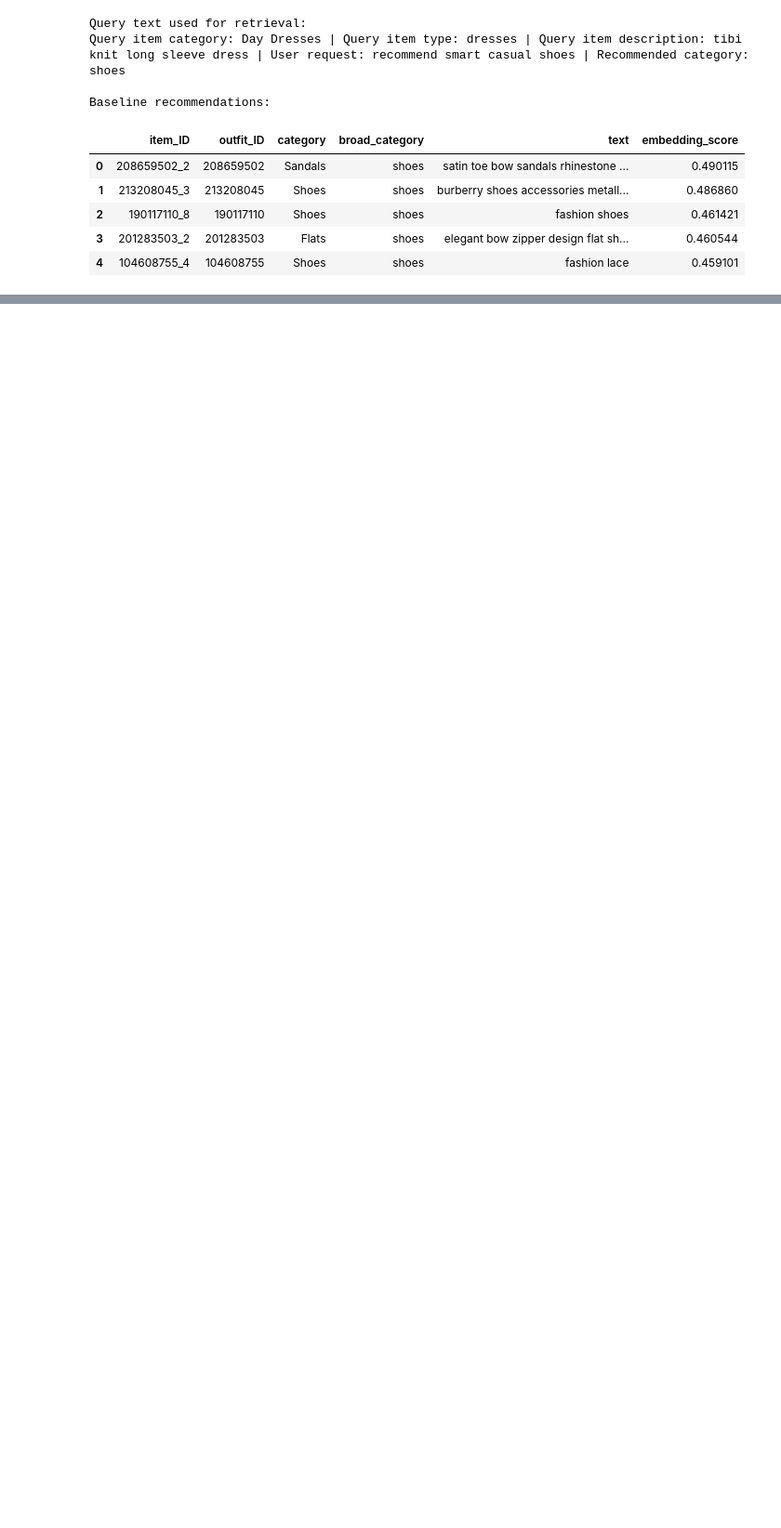
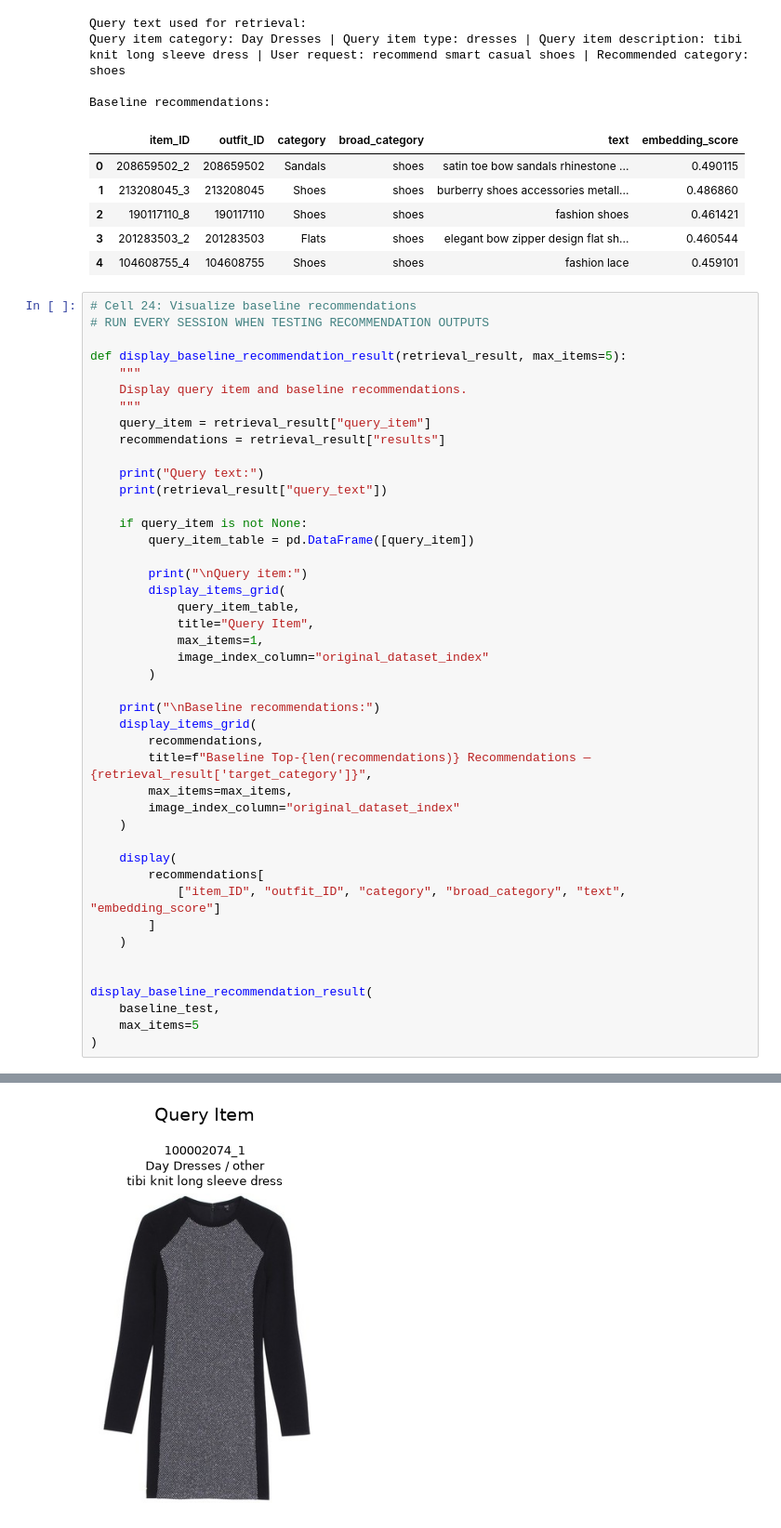
Before and after one commit to farzadismyid/evidence_fashion_recommender, a Jupyter notebook: notebook.ipynb, the cells around one changed output, grey strips where cells are left out. Shown at 93% size. Saved outputs shown, nothing was run; the diff lists cells and outputs as text; blank space fills up the shorter version.

Commit message:
Visualize baseline recommendations

```diff
--- a/notebook.ipynb
+++ b/notebook.ipynb
@@ -1480,3 +1480,48 @@ Baseline recommendations:
 | 2 | 190117110_8 | 190117110 | Shoes | shoes | fashion shoes | 0.461421 |
 | 3 | 201283503_2 | 201283503 | Flats | shoes | elegant bow zipper design flat sh... | 0.460544 |
 | 4 | 104608755_4 | 104608755 | Shoes | shoes | fashion lace | 0.459101 |
+# %%
+# Cell 24: Visualize baseline recommendations
+# RUN EVERY SESSION WHEN TESTING RECOMMENDATION OUTPUTS
+
+def display_baseline_recommendation_result(retrieval_result, max_items=5):
+    """
+    Display query item and baseline recommendations.
+    """
+    query_item = retrieval_result["query_item"]
+    recommendations = retrieval_result["results"]
+
+    print("Query text:")
+    print(retrieval_result["query_text"])
+
+    if query_item is not None:
+        query_item_table = pd.DataFrame([query_item])
+
+        print("\nQuery item:")
+        display_items_grid(
+            query_item_table,
+            title="Query Item",
+            max_items=1,
+            image_index_column="original_dataset_index"
+        )
+
+    print("\nBaseline recommendations:")
+    display_items_grid(
+        recommendations,
+        title=f"Baseline Top-{len(recommendations)} Recommendations — {retrieval_result['target_category']}",
+        max_items=max_items,
+        image_index_column="original_dataset_index"
+    )
+
+    display(
+        recommendations[
+            ["item_ID", "outfit_ID", "category", "broad_category", "text", "embedding_score"]
+        ]
+    )
+
+
+display_baseline_recommendation_result(
+    baseline_test,
+    max_items=5
+)
+# %% [output]
@@ -1482,0 +1532 @@ Baseline recommendations:
+[figure, added]
```
Also changed, not shown: parts of 1 cell of this notebook.
